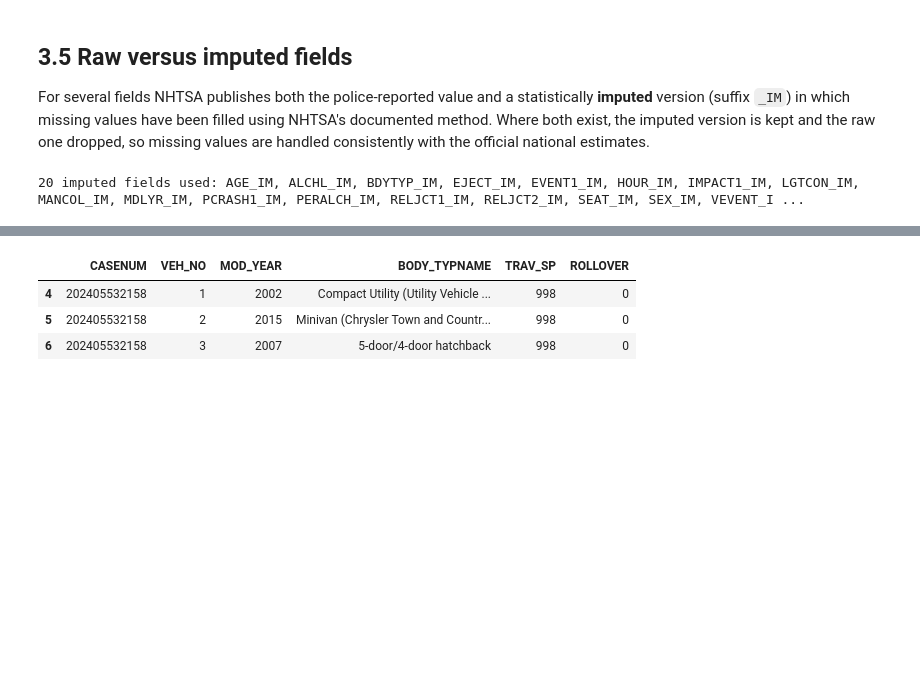
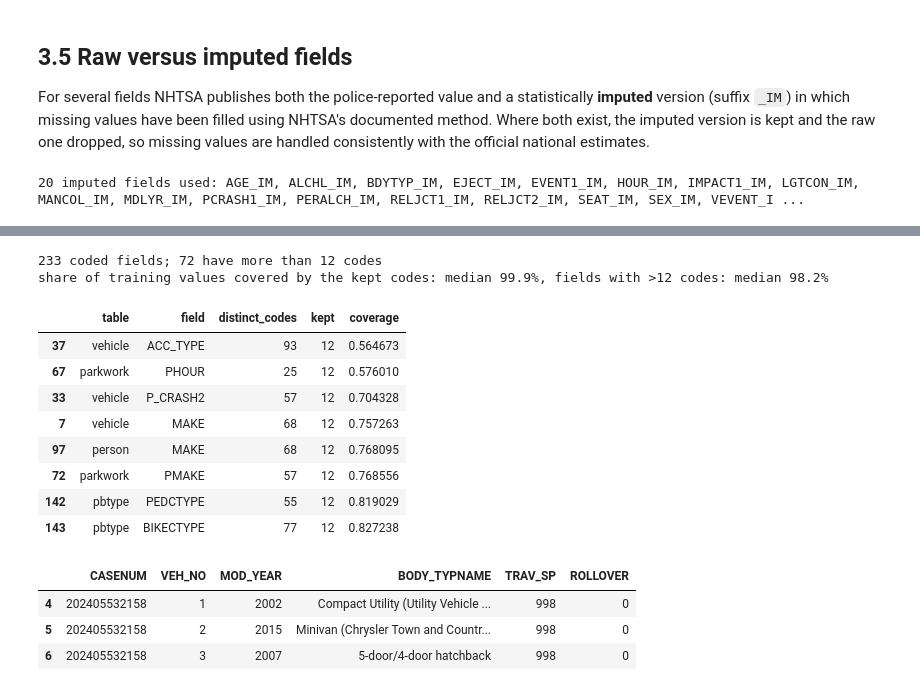
Before and after one commit to delanomullings7771-sys/vehicle-safety-intelligence, a Jupyter notebook: notebooks/03_Data_Preparation.ipynb, the cells around one changed output, grey strips where cells are left out. Drawn from its saved outputs; the diff is of its cells as text; code cells hidden in the pictures; blank space fills up the shorter version.

```diff
--- a/notebooks/03_Data_Preparation.ipynb
+++ b/notebooks/03_Data_Preparation.ipynb
@@ -169,3 +171,21 @@ The example below follows one 2024 crash through this step.
+# %%
+cov = pd.read_csv(TABLE_DIR / "crss_code_coverage.csv")
+print(f"{len(cov)} coded fields; {(cov.distinct_codes > 12).sum()} have more than 12 codes")
+print(f"share of training values covered by the kept codes: median {cov.coverage.median():.1%}, "
+      f"fields with >12 codes: median {cov[cov.distinct_codes > 12].coverage.median():.1%}")
+cov.sort_values("coverage").head(8)
+# %% [output]
+233 coded fields; 72 have more than 12 codes
+share of training values covered by the kept codes: median 99.9%, fields with >12 codes: median 98.2%
+|  | table | field | distinct_codes | kept | coverage |
+| 37 | vehicle | ACC_TYPE | 93 | 12 | 0.564673 |
+| 67 | parkwork | PHOUR | 25 | 12 | 0.576010 |
+| 33 | vehicle | P_CRASH2 | 57 | 12 | 0.704328 |
+| 7 | vehicle | MAKE | 68 | 12 | 0.757263 |
+| 97 | person | MAKE | 68 | 12 | 0.768095 |
+| 72 | parkwork | PMAKE | 57 | 12 | 0.768556 |
+| 142 | pbtype | PEDCTYPE | 55 | 12 | 0.819029 |
+| 143 | pbtype | BIKECTYPE | 77 | 12 | 0.827238 |
 # %%
 veh24 = pd.read_csv(crss_extracted_dir(2024) / "vehicle.csv", encoding="latin-1", low_memory=False,
                     usecols=["CASENUM", "VEH_NO", "BODY_TYPNAME", "ROLLOVER", "TRAV_SP", "MOD_YEAR"])
```
Also changed, not shown: parts of 3 cells of this notebook, 8 other files.
